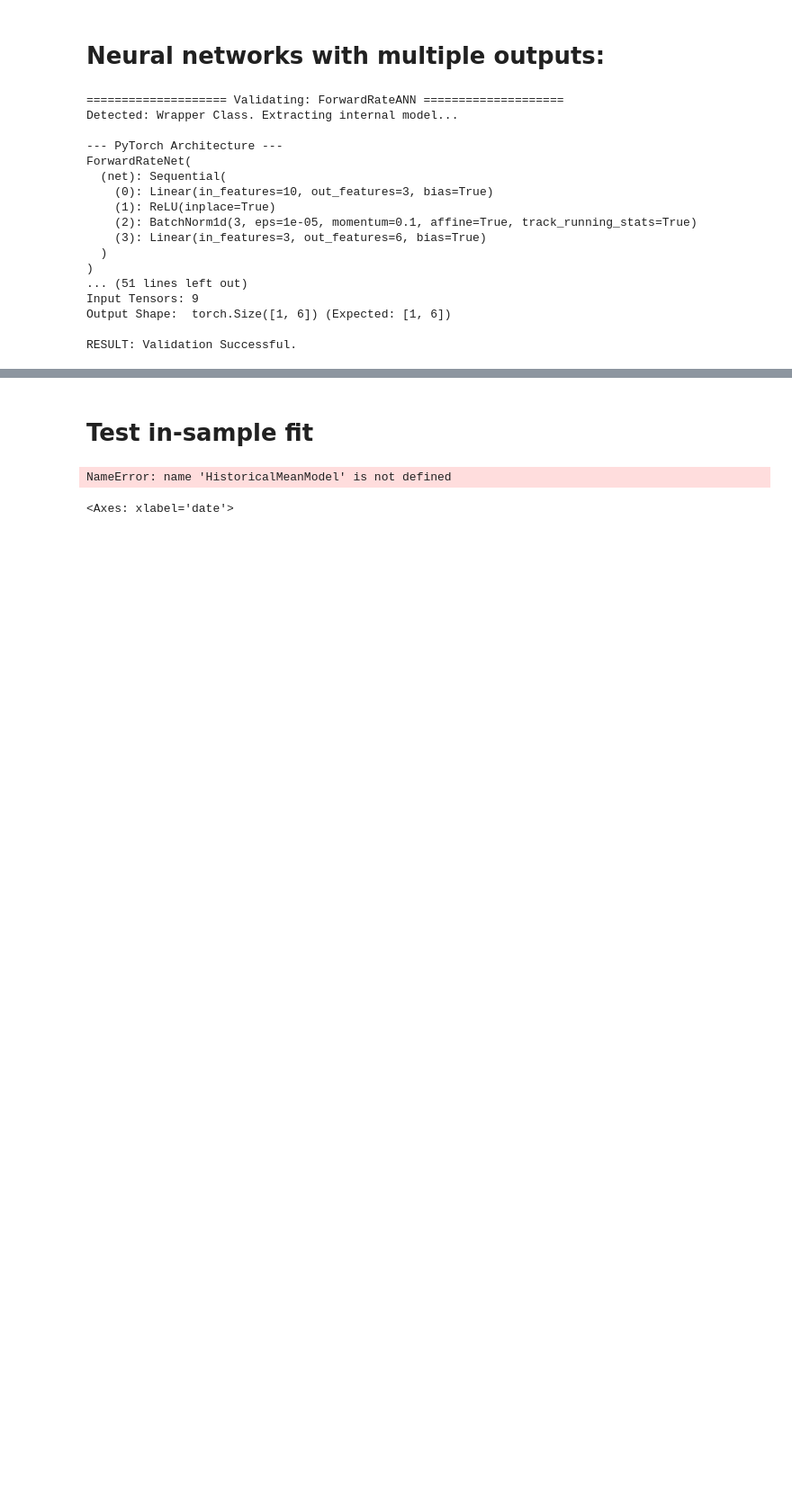
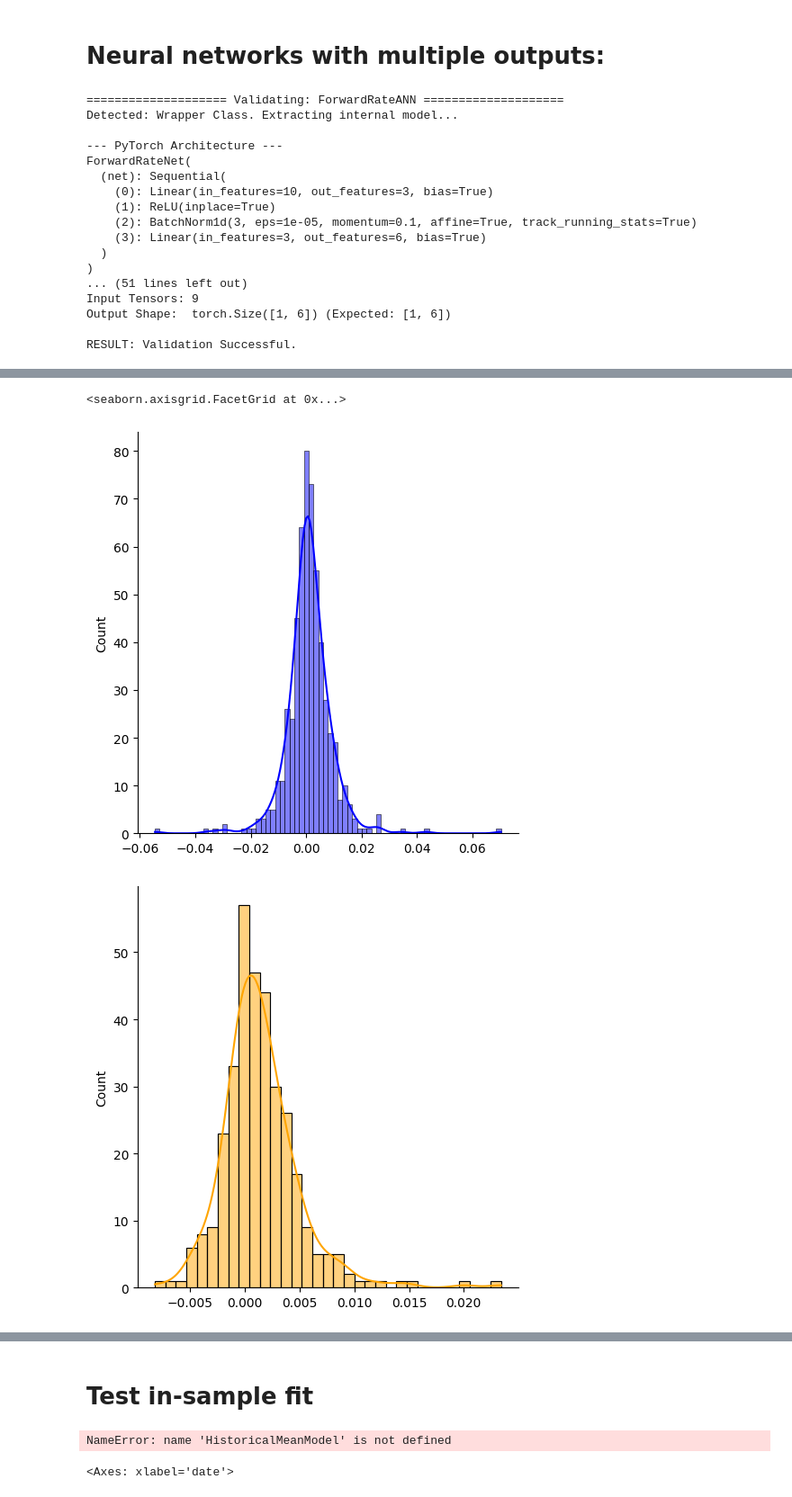
Before and after one commit to myliusen/TIO4900-Replication, a Jupyter notebook: notebooks/init.ipynb, the cells around one changed output, grey strips where cells are left out. Shown at 90% size. Drawn from its saved outputs; the diff is of its cells as text; code cells hidden in the pictures; blank space fills up the shorter version.

```diff
--- a/notebooks/init.ipynb
+++ b/notebooks/init.ipynb
@@ -321 +393,8 @@ Grid search triggered for GroupEnsembleANN...
+# %%
+sns.displot(y_all[:, 0], label='Actual 10Y Excess Returns', color='blue', kde=True)
+sns.displot(y_forecast[:, 0], label='Predicted 10Y Excess Returns', color='orange', kde=True)
+# %% [output]
+<seaborn.axisgrid.FacetGrid at 0x...>
+[figure, added]
+[figure, added]
 # %%
```
Also changed, not shown: parts of 9 cells of this notebook, 10 other files.
